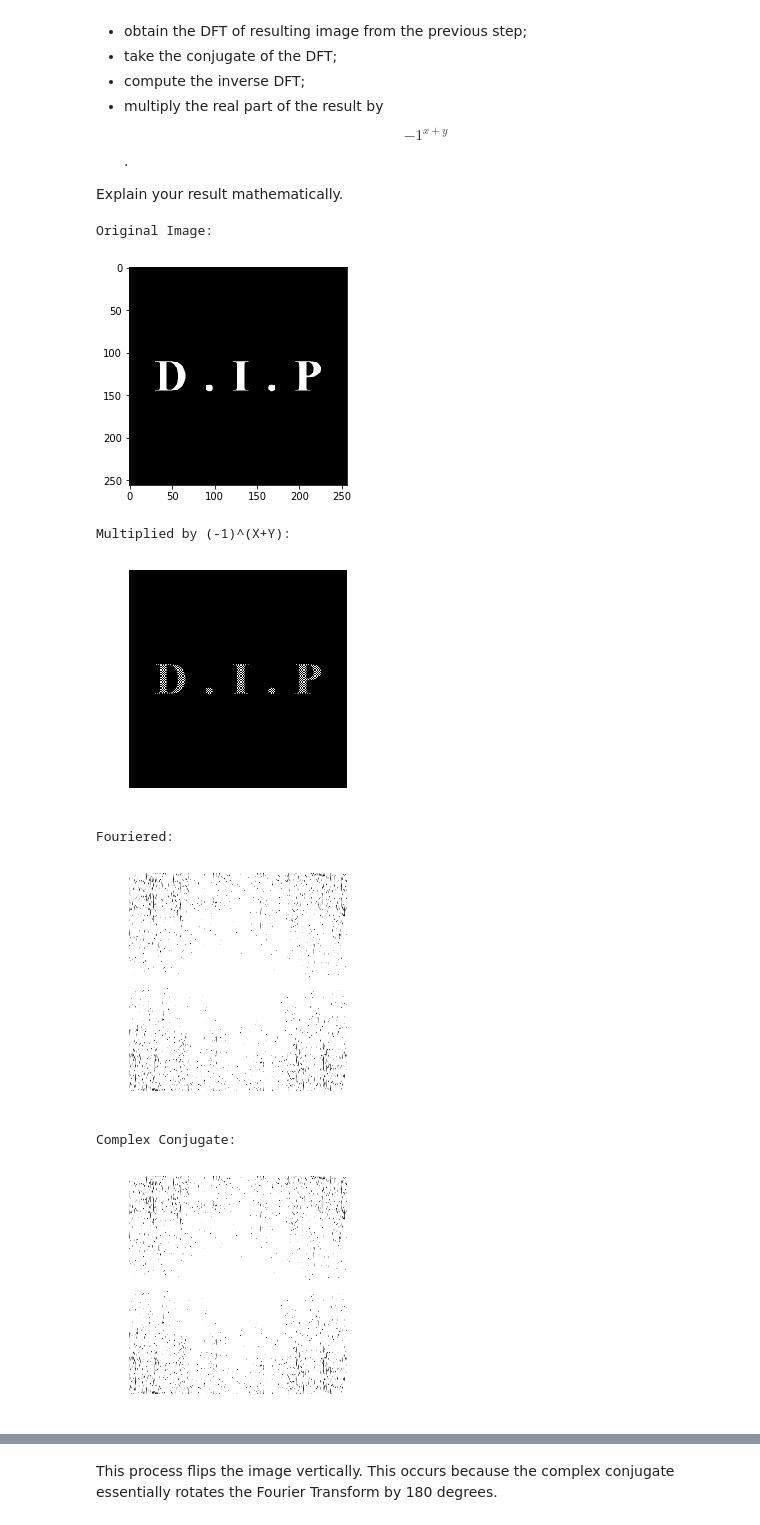
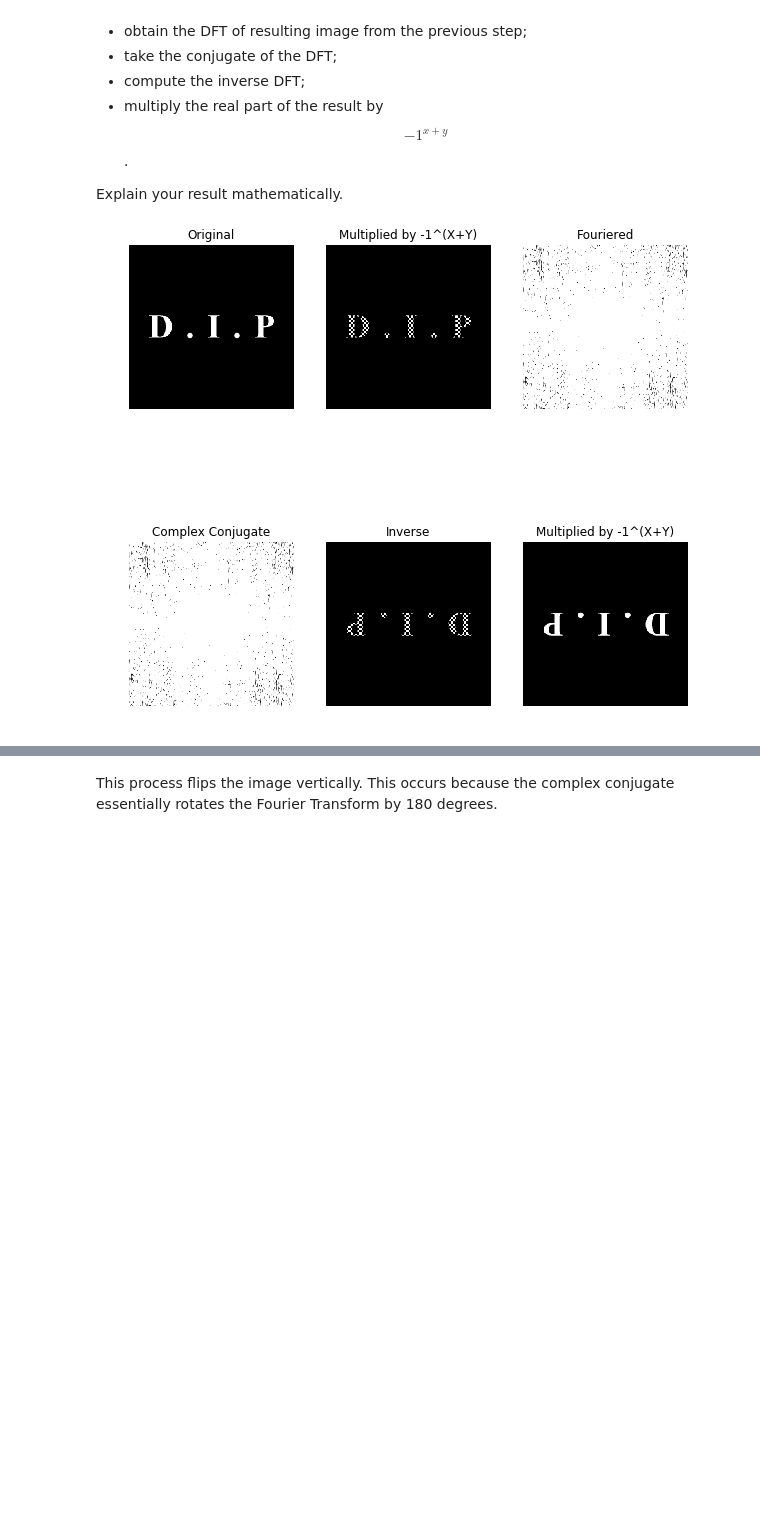
Before and after one commit to arcticNeemie/schoolwork, a Jupyter notebook: COMS/Honours/Digital Image Processing/Lab 4/Lab 4.ipynb, the cells around one changed output, grey strips where cells are left out. Drawn from its saved outputs; the diff is of its cells as text; code cells hidden in the pictures; blank space fills up the shorter version.

```diff
--- a/COMS/Honours/Digital Image Processing/Lab 4/Lab 4.ipynb
+++ b/COMS/Honours/Digital Image Processing/Lab 4/Lab 4.ipynb
@@ -183,37 +181,18 @@ Frequency Filtered Image:
 Explain your result mathematically.
 # %%
 dip = im2float32(plt.imread("DIP.tif"))
-print("Original Image:")
-displayImage(dip,1)
 
 U = np.arange(0,dip.shape[0],1)
 V = np.arange(0,dip.shape[1],1)
 [X,Y] = np.meshgrid(U,V)
 dipMult = dip * (-1)**(X+Y)
-print("Multiplied by (-1)^(X+Y):")
-displayImage(dipMult,1)
+dipDFT = sp.fft2(dipMult)
+dipConj = np.conj(dipDFT)
+dipInv = sp.ifft2(dipConj)
+dipMult2 = np.real(dipInv) * (-1)**(X+Y)
 
-dipDFT = sp.fft2(dipMult)
-print("Fouriered: ")
-displayImage(np.abs(dipDFT),1)
-
-dipConj = np.conj(dipDFT)
-print("Complex Conjugate: ")
-displayImage(np.abs(dipConj),1)
-
-dipInv = sp.ifft2(dipConj)
-print("Inverse Taken: ")
-displayImage(np.real(dipInv),1)
-
-dipMult2 = np.real(dipInv) * (-1)**(X+Y)
-print("Multiplied by (-1)^(X+Y):")
-displayImage(dipMult2,1)
+images = [dip,dipMult,np.abs(dipDFT),np.abs(dipConj),np.real(dipInv),dipMult2]
+titles = ["Original", "Multiplied by -1^(X+Y)","Fouriered","Complex Conjugate","Inverse","Multiplied by -1^(X+Y)"]
+displayImage(images,2,3,title=titles)
 # %% [output]
-Original Image:
-[figure, old version]
+[figure, new version]
-Multiplied by (-1)^(X+Y):
-[figure, removed]
-Fouriered:
-[figure, removed]
-Complex Conjugate:
-[figure, removed]
```
Also changed, not shown: parts of 5 cells of this notebook.
